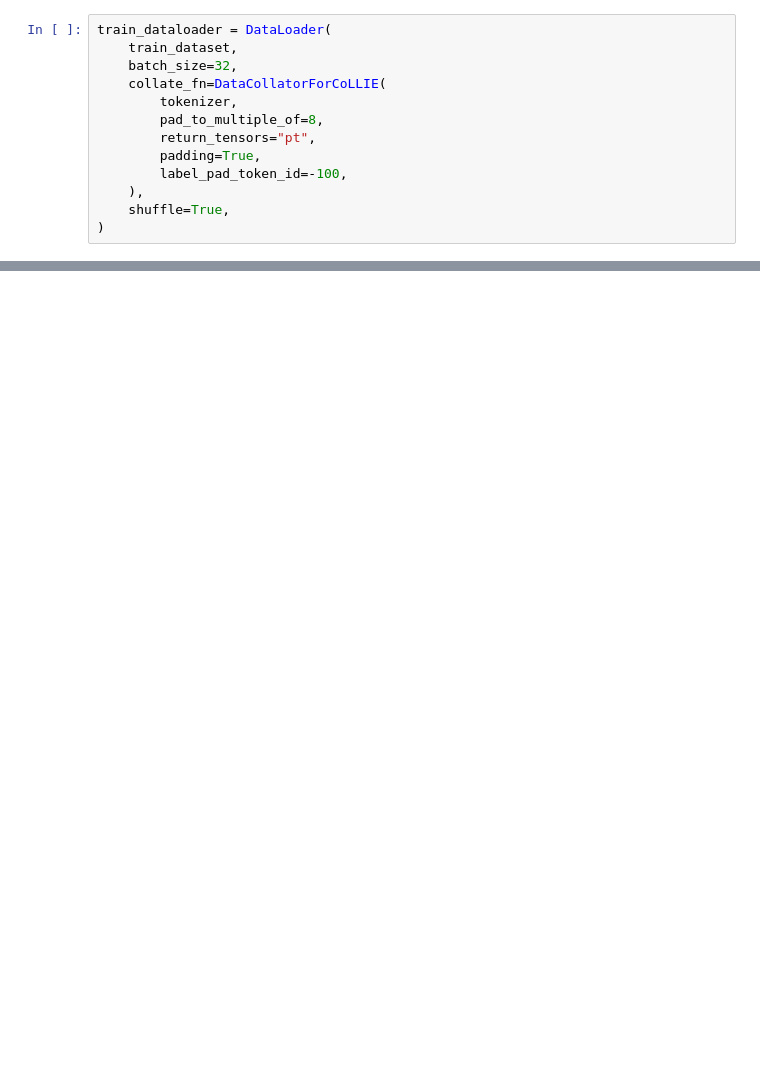
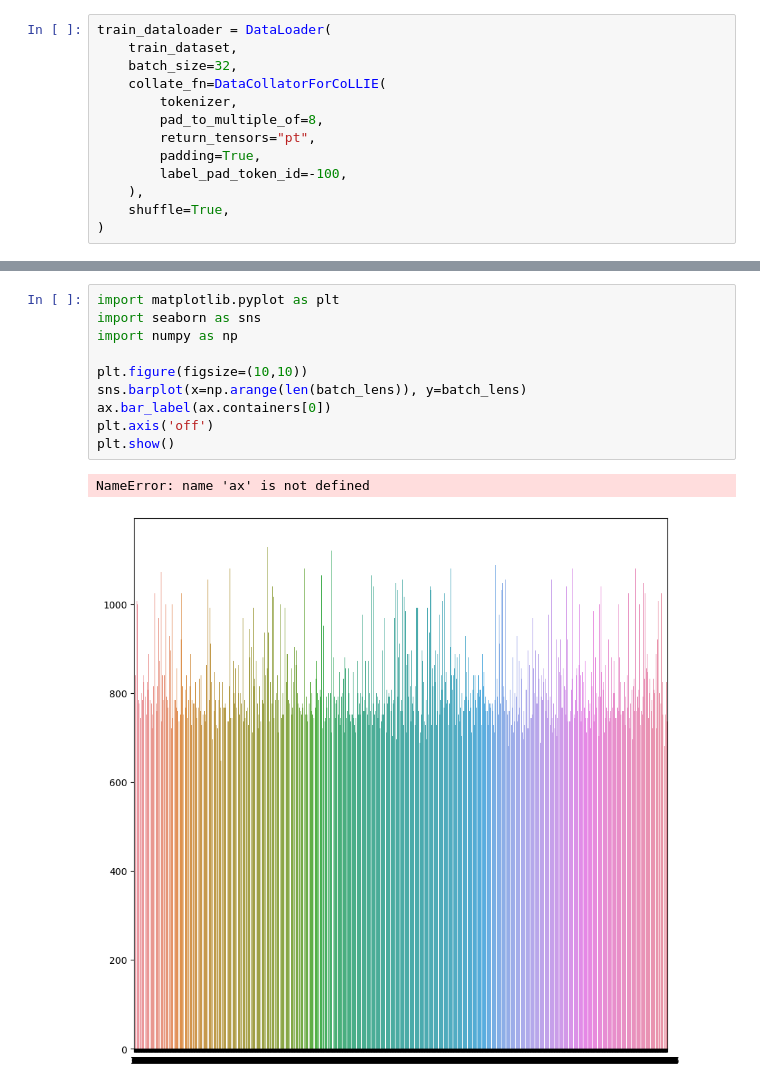
Before and after one commit to hitz-zentroa/GoLLIE, a Jupyter notebook: notebooks/batch_len.ipynb, the cells around one changed output, grey strips where cells are left out. Saved outputs shown, nothing was run; the diff lists cells and outputs as text; blank space fills up the shorter version.

```diff
--- a/notebooks/batch_len.ipynb
+++ b/notebooks/batch_len.ipynb
@@ -139,0 +162,13 @@ plt.axvline(1024, color="red")
+# %%
+import matplotlib.pyplot as plt
+import seaborn as sns
+import numpy as np
+
+plt.figure(figsize=(10,10))
+sns.barplot(x=np.arange(len(batch_lens)), y=batch_lens)
+ax.bar_label(ax.containers[0])
+plt.axis('off')
+plt.show()
+# %% [output]
+NameError: name 'ax' is not defined
+[figure, added]
```
Also changed, not shown: parts of 7 cells of this notebook.
